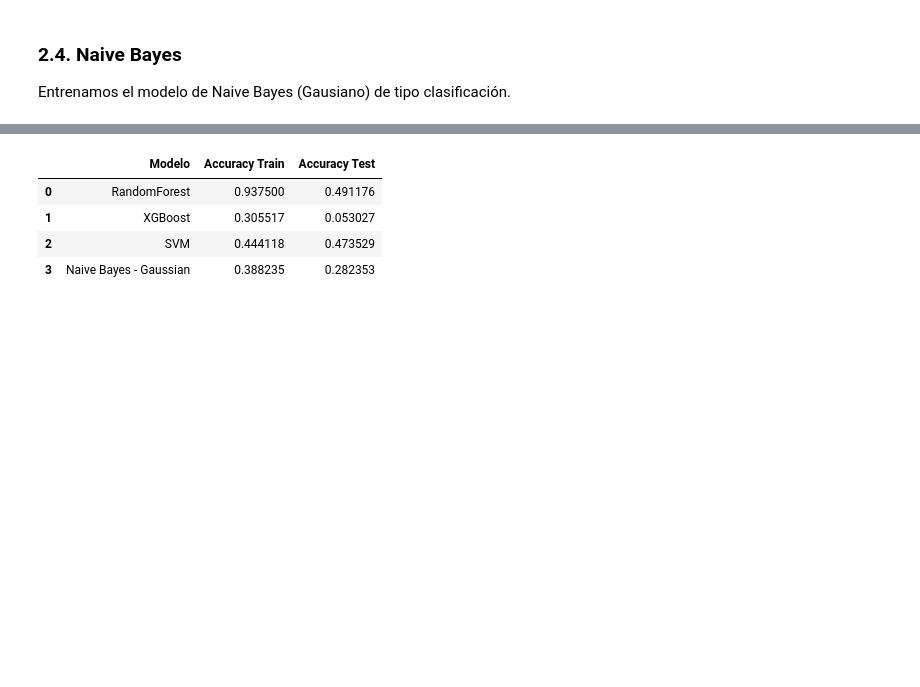
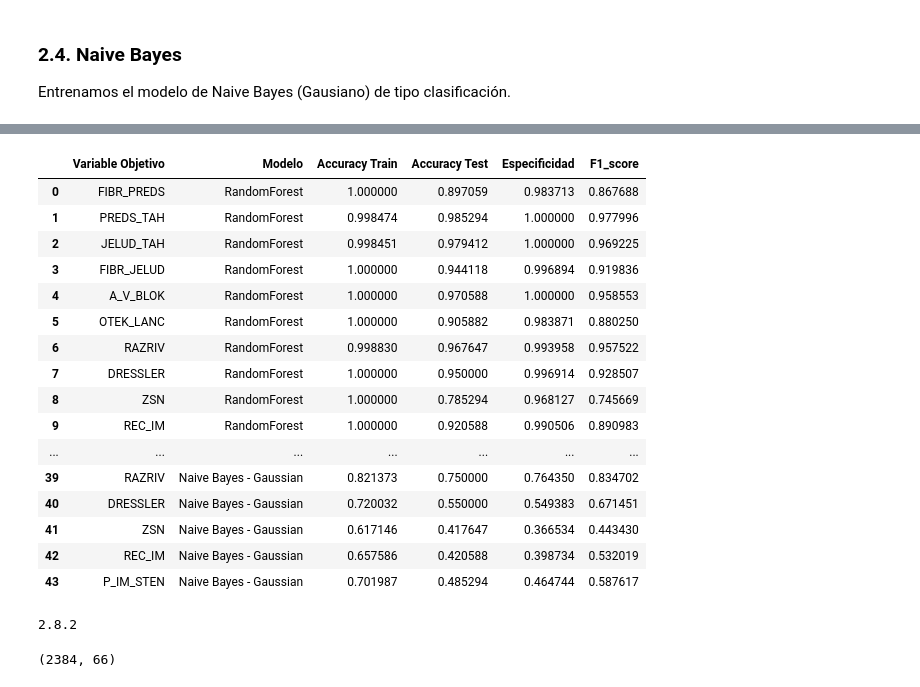
Before and after one commit to cesarolivera/py-ml-mi_model, a Jupyter notebook: 4. Entrenamiento y Evaluación de modelos.ipynb, the cells around one changed output, grey strips where cells are left out. Cells and saved outputs as stored; diff of their text form; code cells hidden in the pictures; blank space fills up the shorter version.

Commit message:
Metrica de calidad elegida es F1-score

```diff
--- a/4. Entrenamiento y Evaluación de modelos.ipynb
+++ b/4. Entrenamiento y Evaluación de modelos.ipynb
@@ -54,7 +57,7 @@ var_objetivo_lst = [
 ## 2) Entrenar Modelos a evaluar
 # %%
 ## Resultados con la métrica de exactitud (Accuracy) de cada uno de los modelos.
-resultados_modelo_acc_df = pd.DataFrame(columns=["Modelo"]+var_objetivo_lst)
+resultados_modelo_metricas_df = pd.DataFrame(columns=['Variable Objetivo','Modelo','Accuracy Train','Accuracy Test', 'Especificidad', "F1_score"])
 # %% [markdown]
 ### 2.1) Random Forest
 
@@ -118,11 +121,20 @@ for var_objetivo in var_objetivo_lst:
     pprint(rf_random.best_params_)
     print()
 
-    resultados_modelo_acc_df=resultados_modelo_acc_df.append(
+
+    y_pred = rf_random_best.predict(X_test)
+    tn, fp, fn, tp = confusion_matrix(y_test, y_pred).ravel()
+    specificity = tn / (tn+fp)
+    f1_score_metric = f1_score(y_test, y_pred, average='weighted')
+
+    resultados_modelo_metricas_df=resultados_modelo_metricas_df.append(
         {
+            'Variable Objetivo' : var_objetivo,
             'Modelo' : 'RandomForest' ,
             'Accuracy Train' : rf_random_best.score(X_train, y_train),
-            'Accuracy Test' : rf_random_best.score(X_test, y_test)
+            'Accuracy Test' : rf_random_best.score(X_test, y_test),
+            'Especificidad' : specificity,
+            'F1_score': f1_score_metric
         },
         ignore_index=True
     )
@@ -133,6 +145,9 @@ for var_objetivo in var_objetivo_lst:
     print('Exactitud luego de búsqueda aleatoria en entrenamiento:', rf_random_best.score(X_train, y_train))
     print('Exactitud luego de búsqueda aleatoria en entrenamiento (Out of Bag):', rf_random_best.oob_score_)
     print('Exactitud luego de búsqueda aleatoria en validación:', rf_random_best.score(X_test, y_test))
+    print('.'*50)
+    print('Especificidad luego de búsqueda aleatoria en validación:', specificity)
+    print('F1_score luego de búsqueda aleatoria en validación:', f1_score_metric)
     print('*'*100)
 # %% [output]
 Exactitud del modelo inicial en entrenamiento: 1.0
@@ -191,13 +189,13 @@ Exactitud luego de búsqueda aleatoria en validación: 0.9088235294117647
 
 Entrenamos el modelo de XGBoost de tipo clasificación.
 # %%
-from xgboost import XGBRegressor
+from xgboost import XGBClassifier
 from pprint import pprint
 from sklearn.model_selection import GridSearchCV
 import time
 
 ## XGBoostRegressor
-modelXGBR = XGBRegressor()
+modelXGBC = XGBClassifier()
 
 
 ## Creamos la Grilla
@@ -293,12 +487,4 @@ from sklearn import svm
 from sklearn.tree import DecisionTreeClassifier
 
 modelSVM = svm.SVC()
-
 # Entrenamiento del modelo base - SVM
-modelSVM.fit(X_train, y_train)
-score_SVM_train = modelSVM.score(X_train, y_train)
-score_SVM_test = modelSVM.score(X_test, y_test)
-
-
-print(f"Exactitud con SVM base - Entrenamiento: {score_SVM_train}")
-print(f"Exactitud con SVM base - Pruebas: {score_SVM_test}")
@@ -434,8 +671,46 @@ Exactitud luego de búsqueda en grilla en validación: 0.282
 # %%
-resultados_modelo_acc_df
+resultados_modelo_metricas_df
 # %% [output]
-|  | Modelo | Accuracy Train | Accuracy Test |
-| 0 | RandomForest | 0.937500 | 0.491176 |
-| 1 | XGBoost | 0.305517 | 0.053027 |
-| 2 | SVM | 0.444118 | 0.473529 |
-| 3 | Naive Bayes - Gaussian | 0.388235 | 0.282353 |
+|  | Variable Objetivo | Modelo | Accuracy Train | Accuracy Test | Especificidad | F1_score |
+| 0 | FIBR_PREDS | RandomForest | 1.000000 | 0.897059 | 0.983713 | 0.867688 |
+| 1 | PREDS_TAH | RandomForest | 0.998474 | 0.985294 | 1.000000 | 0.977996 |
+| 2 | JELUD_TAH | RandomForest | 0.998451 | 0.979412 | 1.000000 | 0.969225 |
+| 3 | FIBR_JELUD | RandomForest | 1.000000 | 0.944118 | 0.996894 | 0.919836 |
+| 4 | A_V_BLOK | RandomForest | 1.000000 | 0.970588 | 1.000000 | 0.958553 |
+| 5 | OTEK_LANC | RandomForest | 1.000000 | 0.905882 | 0.983871 | 0.880250 |
+| 6 | RAZRIV | RandomForest | 0.998830 | 0.967647 | 0.993958 | 0.957522 |
+| 7 | DRESSLER | RandomForest | 1.000000 | 0.950000 | 0.996914 | 0.928507 |
+| 8 | ZSN | RandomForest | 1.000000 | 0.785294 | 0.968127 | 0.745669 |
+| 9 | REC_IM | RandomForest | 1.000000 | 0.920588 | 0.990506 | 0.890983 |
+| ... | ... | ... | ... | ... | ... | ... |
+| 39 | RAZRIV | Naive Bayes - Gaussian | 0.821373 | 0.750000 | 0.764350 | 0.834702 |
+| 40 | DRESSLER | Naive Bayes - Gaussian | 0.720032 | 0.550000 | 0.549383 | 0.671451 |
+| 41 | ZSN | Naive Bayes - Gaussian | 0.617146 | 0.417647 | 0.366534 | 0.443430 |
+| 42 | REC_IM | Naive Bayes - Gaussian | 0.657586 | 0.420588 | 0.398734 | 0.532019 |
+| 43 | P_IM_STEN | Naive Bayes - Gaussian | 0.701987 | 0.485294 | 0.464744 | 0.587617 |
+# %%
+import tensorflow as tf
+
+print(tf.__version__)
+
+
+# Lectura
+X_train = X_TRAIN_DF.loc[X_TRAIN_DF["var_objetivo"]=="FIBR_PREDS"].dropna(axis='columns')
+y_train = Y_TRAIN_DF.loc[Y_TRAIN_DF["var_objetivo"]=="FIBR_PREDS", "FIBR_PREDS"]
+X_test = X_TEST_DF.loc[X_TEST_DF["var_objetivo"]=="FIBR_PREDS"].dropna(axis='columns')
+y_test = Y_TEST_DF.loc[Y_TEST_DF["var_objetivo"]=="FIBR_PREDS", "FIBR_PREDS"]
+X_train.drop(["var_objetivo"], axis=1, inplace=True)
+X_test.drop(["var_objetivo"], axis=1, inplace=True)
+
+model = tf.keras.models.Sequential([
+    tf.keras.layers.Flatten(input_shape=(X_train.iloc[0].shape)),
+    tf.keras.layers.Dense(600, activation=tf.nn.relu),
+    tf.keras.layers.Dense(80, activation=tf.nn.relu),
+    tf.keras.layers.Dense(60, activation=tf.nn.softmax)
+])
+# %% [output]
+2.8.2
+# %%
+X_train.shape
+# %% [output]
+(2384, 66)
```
Also changed, not shown: parts of 11 cells of this notebook.
